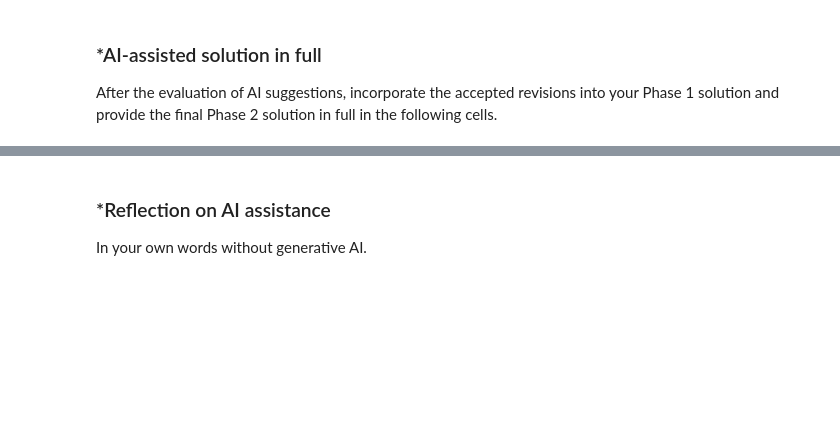
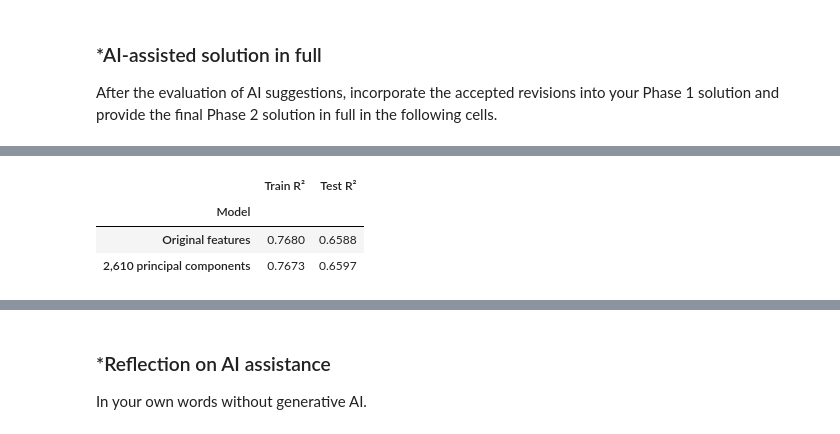
Before and after one commit to ja2faded/A01-data-wrangling, a Jupyter notebook: jacksongayeskiA5.ipynb, the cells around one changed output, grey strips where cells are left out. Saved outputs shown, nothing was run; the diff lists cells and outputs as text; code cells hidden in the pictures; blank space fills up the shorter version.

```diff
--- a/jacksongayeskiA5.ipynb
+++ b/jacksongayeskiA5.ipynb
@@ -260,0 +576,25 @@ After the evaluation of AI suggestions, incorporate the accepted revisions into
+# %%
+pca_2610 = PCA(
+    n_components=2610,
+    random_state=RANDOM_STATE,
+)
+
+X_train_pca = pca_2610.fit_transform(X_train)
+X_test_pca = pca_2610.transform(X_test)
+
+pca_model = LinearRegression().fit(X_train_pca, y_train)
+
+results["2,610 principal components"] = {
+    "Train R²": pca_model.score(X_train_pca, y_train),
+    "Test R²": pca_model.score(X_test_pca, y_test),
+}
+
+results_df = pd.DataFrame.from_dict(results, orient="index")
+results_df.index.name = "Model"
+
+display(results_df.round(4))
+# %% [output]
+|  | Train R² | Test R² |
+| Model |  |  |
+| Original features | 0.7680 | 0.6588 |
+| 2,610 principal components | 0.7673 | 0.6597 |
```
Also changed, not shown: parts of 22 cells of this notebook.
